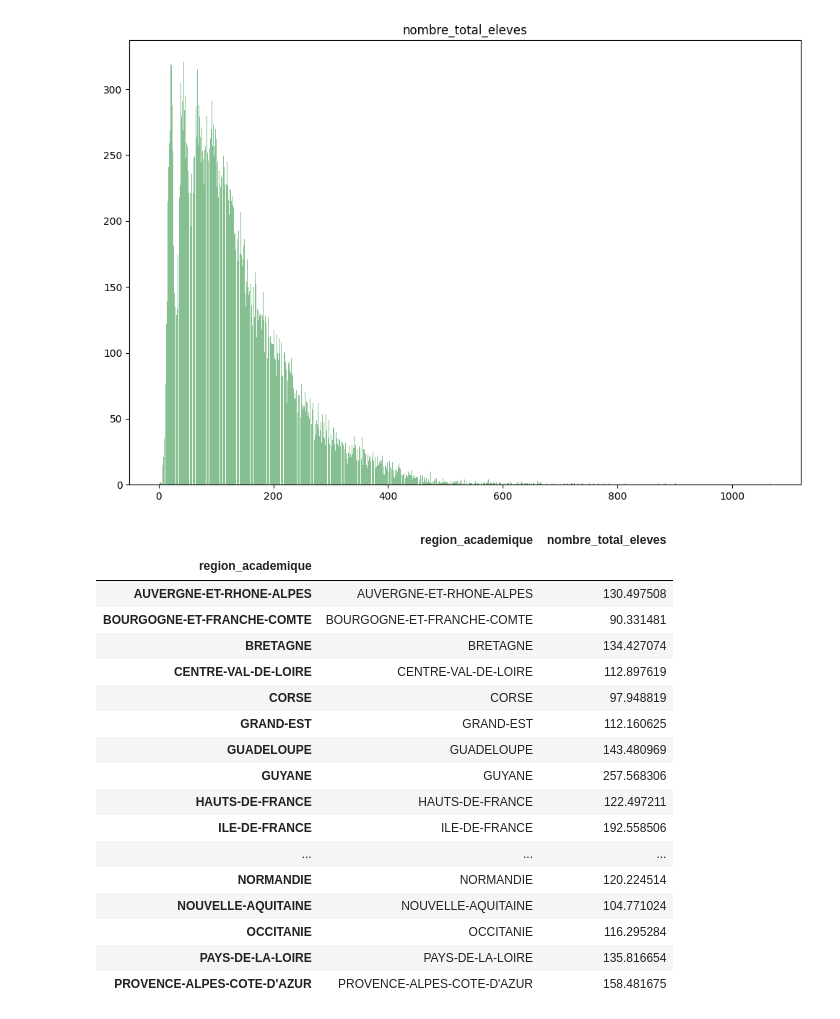
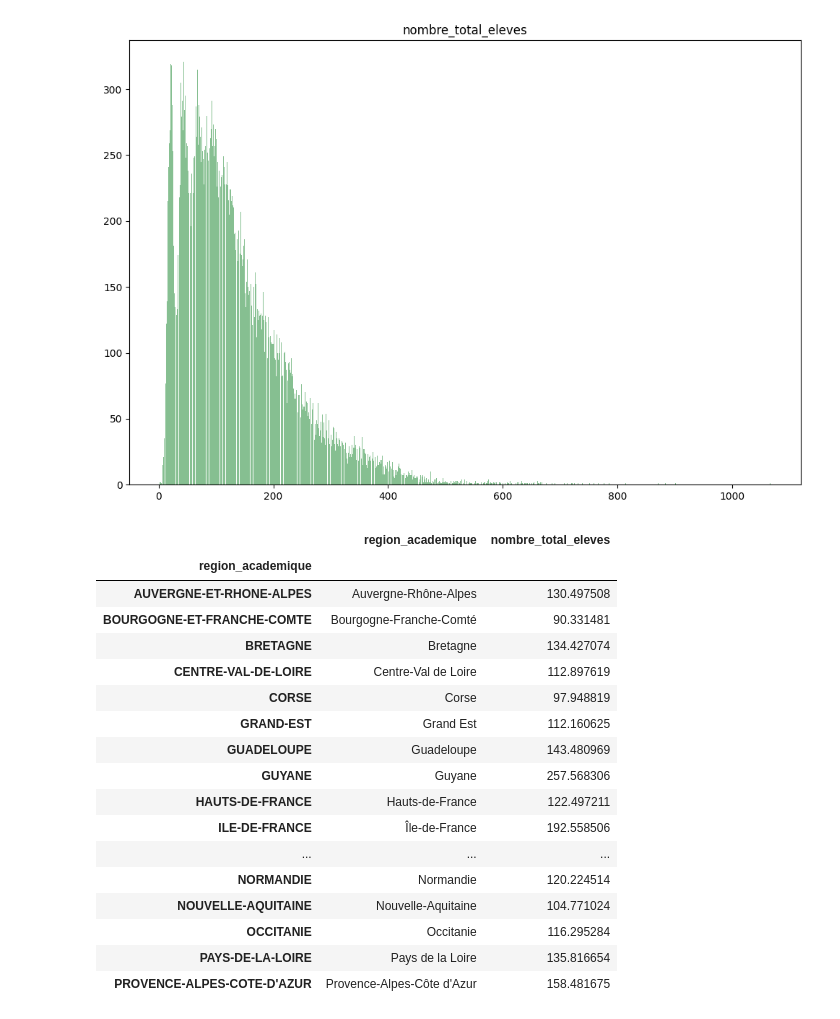
Before and after one commit to Minh-th-Nguyen/Python_dashboard, a Jupyter notebook: project.ipynb, the cells around one changed output. Saved outputs shown, nothing was run; the diff lists cells and outputs as text; code cells hidden in the pictures.

Commit message:
changed region's name in data file for consistency with geojson file

```diff
--- a/project.ipynb
+++ b/project.ipynb
@@ -22,29 +22,47 @@ data = data[data['rentree_scolaire'] == 2021]
 [figure]
 # %%
 map = folium.Map(location=[46, 2.6750], zoom_start = 7)
-# %%
-regions_data = data.drop(['rentree_scolaire', 'academie', 'departement', 'commune', 'numero_ecole', 'denomination_principale', 'patronyme', 'secteur', 'rep', 'rep_plus', 'tri', 'code_postal'], axis=1)
-regions_data = regions_data.groupby(['region_academique']).agg({'region_academique' : 'first','nombre_total_eleves' : 'mean'})
-regions_data.head(100)
-# %% [output]
-|  | region_academique | nombre_total_eleves |
-| region_academique |  |  |
-| AUVERGNE-ET-RHONE-ALPES | AUVERGNE-ET-RHONE-ALPES | 130.497508 |
-| BOURGOGNE-ET-FRANCHE-COMTE | BOURGOGNE-ET-FRANCHE-COMTE | 90.331481 |
-| BRETAGNE | BRETAGNE | 134.427074 |
-| CENTRE-VAL-DE-LOIRE | CENTRE-VAL-DE-LOIRE | 112.897619 |
-| CORSE | CORSE | 97.948819 |
-| GRAND-EST | GRAND-EST | 112.160625 |
-| GUADELOUPE | GUADELOUPE | 143.480969 |
-| GUYANE | GUYANE | 257.568306 |
-| HAUTS-DE-FRANCE | HAUTS-DE-FRANCE | 122.497211 |
-| ILE-DE-FRANCE | ILE-DE-FRANCE | 192.558506 |
-| ... | ... | ... |
-| NORMANDIE | NORMANDIE | 120.224514 |
-| NOUVELLE-AQUITAINE | NOUVELLE-AQUITAINE | 104.771024 |
-| OCCITANIE | OCCITANIE | 116.295284 |
-| PAYS-DE-LA-LOIRE | PAYS-DE-LA-LOIRE | 135.816654 |
-| PROVENCE-ALPES-COTE-D'AZUR | PROVENCE-ALPES-COTE-D'AZUR | 158.481675 |
+# %%
+regions_data = data.drop(['rentree_scolaire', 'academie', 'departement', 'commune', 'numero_ecole', 'denomination_principale', 'patronyme', 'secteur', 'rep', 'rep_plus', 'tri', 'code_postal'], axis=1)
+regions_data = regions_data.groupby(['region_academique']).agg({'region_academique' : 'first','nombre_total_eleves' : 'mean'})
+regions_data.loc[(regions_data.region_academique == 'AUVERGNE-ET-RHONE-ALPES'),'region_academique'] = 'Auvergne-Rh\u00f4ne-Alpes'
+regions_data.loc[(regions_data.region_academique == 'BOURGOGNE-ET-FRANCHE-COMTE'),'region_academique'] = 'Bourgogne-Franche-Comt\u00e9'
+regions_data.loc[(regions_data.region_academique == 'BRETAGNE'),'region_academique'] = 'Bretagne'
+regions_data.loc[(regions_data.region_academique == 'CENTRE-VAL-DE-LOIRE'),'region_academique'] = 'Centre-Val de Loire'
+regions_data.loc[(regions_data.region_academique == 'CORSE'),'region_academique'] = 'Corse'
+regions_data.loc[(regions_data.region_academique == 'GRAND-EST'),'region_academique'] = 'Grand Est'
+regions_data.loc[(regions_data.region_academique == 'GUADELOUPE'),'region_academique'] = 'Guadeloupe'
+regions_data.loc[(regions_data.region_academique == 'GUYANE'),'region_academique'] = 'Guyane'
+regions_data.loc[(regions_data.region_academique == 'HAUTS-DE-FRANCE'),'region_academique'] = 'Hauts-de-France'
+regions_data.loc[(regions_data.region_academique == 'ILE-DE-FRANCE'),'region_academique'] = '\u00cele-de-France'
+regions_data.loc[(regions_data.region_academique == 'LA-REUNION'),'region_academique'] = 'La R\u00e9union'
+regions_data.loc[(regions_data.region_academique == 'MARTINIQUE'),'region_academique'] = 'Martinique'
+regions_data.loc[(regions_data.region_academique == 'MAYOTTE'),'region_academique'] = 'Mayotte'
+regions_data.loc[(regions_data.region_academique == 'NORMANDIE'),'region_academique'] = 'Normandie'
+regions_data.loc[(regions_data.region_academique == 'NOUVELLE-AQUITAINE'),'region_academique'] = 'Nouvelle-Aquitaine'
+regions_data.loc[(regions_data.region_academique == 'OCCITANIE'),'region_academique'] = 'Occitanie'
+regions_data.loc[(regions_data.region_academique == 'PAYS-DE-LA-LOIRE'),'region_academique'] = 'Pays de la Loire'
+regions_data.loc[(regions_data.region_academique == "PROVENCE-ALPES-COTE-D'AZUR"),'region_academique'] = "Provence-Alpes-C\u00f4te d'Azur"
+regions_data.head(20)
+# %% [output]
+|  | region_academique | nombre_total_eleves |
+| region_academique |  |  |
+| AUVERGNE-ET-RHONE-ALPES | Auvergne-Rhône-Alpes | 130.497508 |
+| BOURGOGNE-ET-FRANCHE-COMTE | Bourgogne-Franche-Comté | 90.331481 |
+| BRETAGNE | Bretagne | 134.427074 |
+| CENTRE-VAL-DE-LOIRE | Centre-Val de Loire | 112.897619 |
+| CORSE | Corse | 97.948819 |
+| GRAND-EST | Grand Est | 112.160625 |
+| GUADELOUPE | Guadeloupe | 143.480969 |
+| GUYANE | Guyane | 257.568306 |
+| HAUTS-DE-FRANCE | Hauts-de-France | 122.497211 |
+| ILE-DE-FRANCE | Île-de-France | 192.558506 |
+| ... | ... | ... |
+| NORMANDIE | Normandie | 120.224514 |
+| NOUVELLE-AQUITAINE | Nouvelle-Aquitaine | 104.771024 |
+| OCCITANIE | Occitanie | 116.295284 |
+| PAYS-DE-LA-LOIRE | Pays de la Loire | 135.816654 |
+| PROVENCE-ALPES-COTE-D'AZUR | Provence-Alpes-Côte d'Azur | 158.481675 |
 # %%
 scale = np.linspace(regions_data['nombre_total_eleves'].min(),
 regions_data['nombre_total_eleves'].max(),
```
Also changed, not shown: parts of 1 cell of this notebook, 1 other file.
